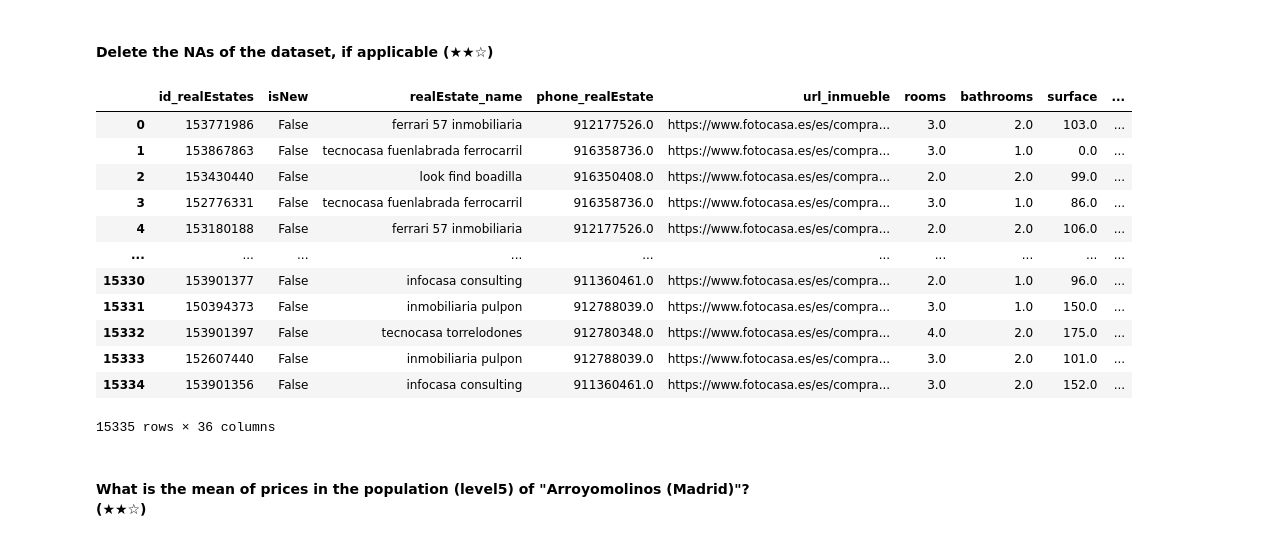
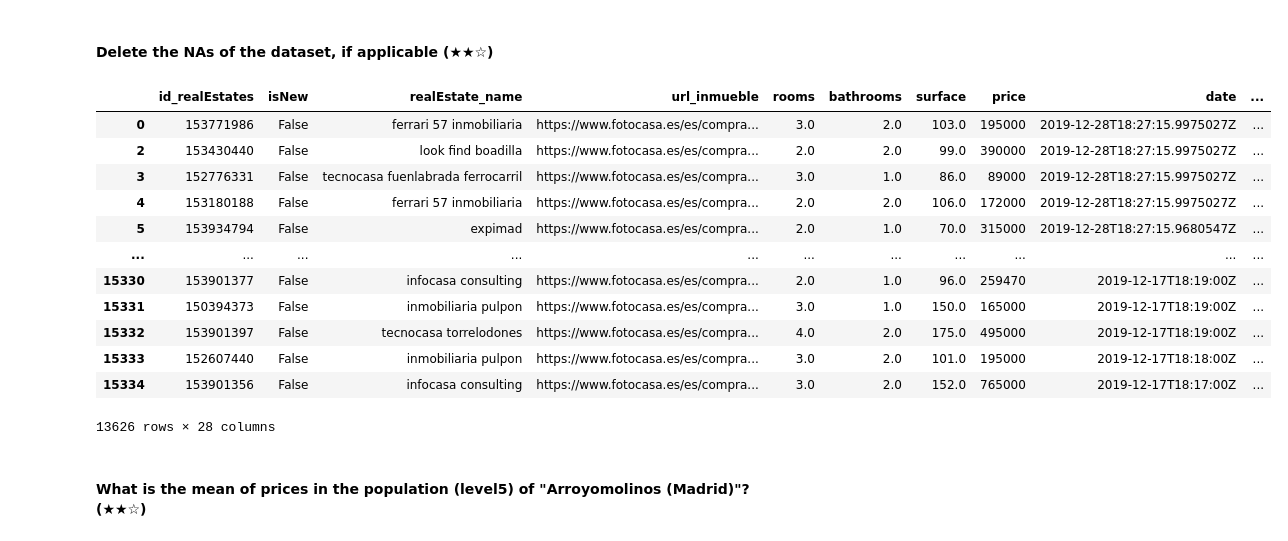
Before and after one commit to cesarseneca/realestate-datacleanup-exercise, a Jupyter notebook: project.ipynb, the cells around one changed output. Drawn from its saved outputs; the diff is of its cells as text; code cells hidden in the pictures.

```diff
--- a/project.ipynb
+++ b/project.ipynb
@@ -113,22 +116,23 @@ Si :)
 # %% [markdown]
 #### Delete the NAs of the dataset, if applicable (★★☆)
 # %%
-dssinnans = ds.fillna(0)
-dssinnans
+ds = ds.drop(["zipCode" , "customZone", "description", "phone_realEstate" , "level4", "level6" , "level7", "level8" ] , axis=1 )
+ds = ds.dropna()
+ds
 # %% [output]
-|  | id_realEstates | isNew | realEstate_name | phone_realEstate | url_inmueble | rooms | bathrooms | surface | ... |
-| 0 | 153771986 | False | ferrari 57 inmobiliaria | 912177526.0 | https://www.fotocasa.es/es/compra... | 3.0 | 2.0 | 103.0 | ... |
-| 1 | 153867863 | False | tecnocasa fuenlabrada ferrocarril | 916358736.0 | https://www.fotocasa.es/es/compra... | 3.0 | 1.0 | 0.0 | ... |
-| 2 | 153430440 | False | look find boadilla | 916350408.0 | https://www.fotocasa.es/es/compra... | 2.0 | 2.0 | 99.0 | ... |
-| 3 | 152776331 | False | tecnocasa fuenlabrada ferrocarril | 916358736.0 | https://www.fotocasa.es/es/compra... | 3.0 | 1.0 | 86.0 | ... |
-| 4 | 153180188 | False | ferrari 57 inmobiliaria | 912177526.0 | https://www.fotocasa.es/es/compra... | 2.0 | 2.0 | 106.0 | ... |
-| ... | ... | ... | ... | ... | ... | ... | ... | ... | ... |
-| 15330 | 153901377 | False | infocasa consulting | 911360461.0 | https://www.fotocasa.es/es/compra... | 2.0 | 1.0 | 96.0 | ... |
-| 15331 | 150394373 | False | inmobiliaria pulpon | 912788039.0 | https://www.fotocasa.es/es/compra... | 3.0 | 1.0 | 150.0 | ... |
-| 15332 | 153901397 | False | tecnocasa torrelodones | 912780348.0 | https://www.fotocasa.es/es/compra... | 4.0 | 2.0 | 175.0 | ... |
-| 15333 | 152607440 | False | inmobiliaria pulpon | 912788039.0 | https://www.fotocasa.es/es/compra... | 3.0 | 2.0 | 101.0 | ... |
-| 15334 | 153901356 | False | infocasa consulting | 911360461.0 | https://www.fotocasa.es/es/compra... | 3.0 | 2.0 | 152.0 | ... |
+|  | id_realEstates | isNew | realEstate_name | url_inmueble | rooms | bathrooms | surface | price | date | ... |
+| 0 | 153771986 | False | ferrari 57 inmobiliaria | https://www.fotocasa.es/es/compra... | 3.0 | 2.0 | 103.0 | 195000 | 2019-12-28T18:27:15.9975027Z | ... |
+| 2 | 153430440 | False | look find boadilla | https://www.fotocasa.es/es/compra... | 2.0 | 2.0 | 99.0 | 390000 | 2019-12-28T18:27:15.9975027Z | ... |
+| 3 | 152776331 | False | tecnocasa fuenlabrada ferrocarril | https://www.fotocasa.es/es/compra... | 3.0 | 1.0 | 86.0 | 89000 | 2019-12-28T18:27:15.9975027Z | ... |
+| 4 | 153180188 | False | ferrari 57 inmobiliaria | https://www.fotocasa.es/es/compra... | 2.0 | 2.0 | 106.0 | 172000 | 2019-12-28T18:27:15.9975027Z | ... |
+| 5 | 153934794 | False | expimad | https://www.fotocasa.es/es/compra... | 2.0 | 1.0 | 70.0 | 315000 | 2019-12-28T18:27:15.9680547Z | ... |
+| ... | ... | ... | ... | ... | ... | ... | ... | ... | ... | ... |
+| 15330 | 153901377 | False | infocasa consulting | https://www.fotocasa.es/es/compra... | 2.0 | 1.0 | 96.0 | 259470 | 2019-12-17T18:19:00Z | ... |
+| 15331 | 150394373 | False | inmobiliaria pulpon | https://www.fotocasa.es/es/compra... | 3.0 | 1.0 | 150.0 | 165000 | 2019-12-17T18:19:00Z | ... |
+| 15332 | 153901397 | False | tecnocasa torrelodones | https://www.fotocasa.es/es/compra... | 4.0 | 2.0 | 175.0 | 495000 | 2019-12-17T18:19:00Z | ... |
+| 15333 | 152607440 | False | inmobiliaria pulpon | https://www.fotocasa.es/es/compra... | 3.0 | 2.0 | 101.0 | 195000 | 2019-12-17T18:18:00Z | ... |
+| 15334 | 153901356 | False | infocasa consulting | https://www.fotocasa.es/es/compra... | 3.0 | 2.0 | 152.0 | 765000 | 2019-12-17T18:17:00Z | ... |
-15335 rows × 36 columns
+13626 rows × 28 columns
 # %% [markdown]
 #### What is the mean of prices in the population (level5) of "Arroyomolinos (Madrid)"? (★★☆)
 # %%
```
Also changed, not shown: parts of 12 cells of this notebook.
